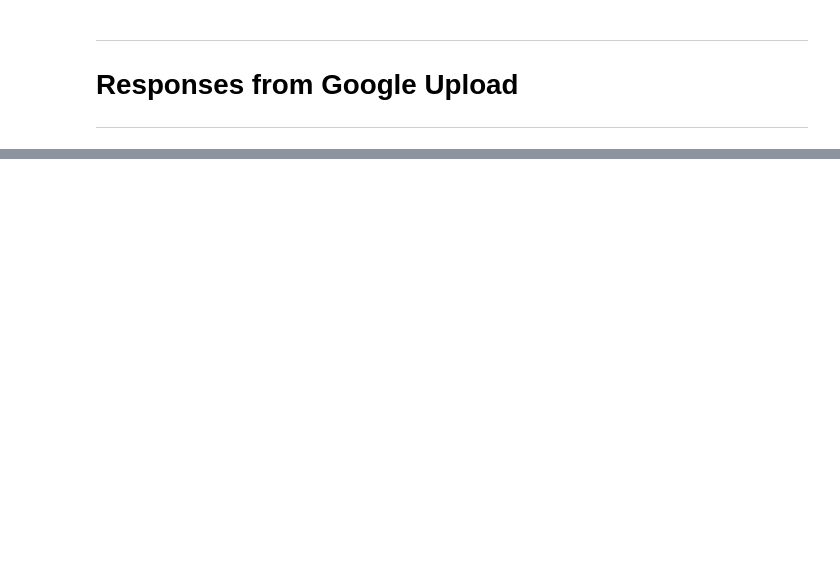
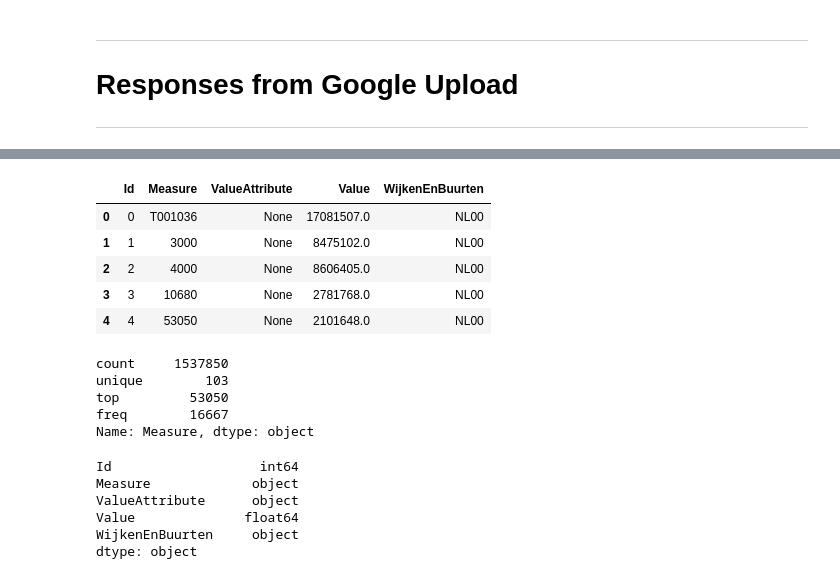
Before and after one commit to dataverbinders/statline-bq, a Jupyter notebook: statline_bq/testing.ipynb, the cells around one changed output, grey strips where cells are left out. Drawn from its saved outputs; the diff is of its cells as text; code cells hidden in the pictures; blank space fills up the shorter version.

Commit message:
fixup! create basic capability to create table in bq from gcs parquet file

```diff
--- a/statline_bq/testing.ipynb
+++ b/statline_bq/testing.ipynb
@@ -218,0 +250,2 @@ return None  # TODO: Return suceess/failure??
+# %%
+pq_file =  Path('../temp/cbs/v4/83765NED/20201114/parquet/cbs.83765NED_Observations.parquet')
@@ -218,0 +275,28 @@ return None  # TODO: Return suceess/failure??
+# %%
+df = pd.read_parquet(pq_file)
+# %%
+df.head()
+# %% [output]
+|  | Id | Measure | ValueAttribute | Value | WijkenEnBuurten |
+| 0 | 0 | T001036 | None | 17081507.0 | NL00 |
+| 1 | 1 | 3000 | None | 8475102.0 | NL00 |
+| 2 | 2 | 4000 | None | 8606405.0 | NL00 |
+| 3 | 3 | 10680 | None | 2781768.0 | NL00 |
+| 4 | 4 | 53050 | None | 2101648.0 | NL00 |
+# %%
+df.Measure.describe()
+# %% [output]
+count     1537850
+unique        103
+top         53050
+freq        16667
+Name: Measure, dtype: object
+# %%
+df.dtypes
+# %% [output]
+Id                   int64
+Measure             object
+ValueAttribute      object
+Value              float64
+WijkenEnBuurten     object
+dtype: object
```
Also changed, not shown: parts of 17 cells of this notebook, 3 other files.
